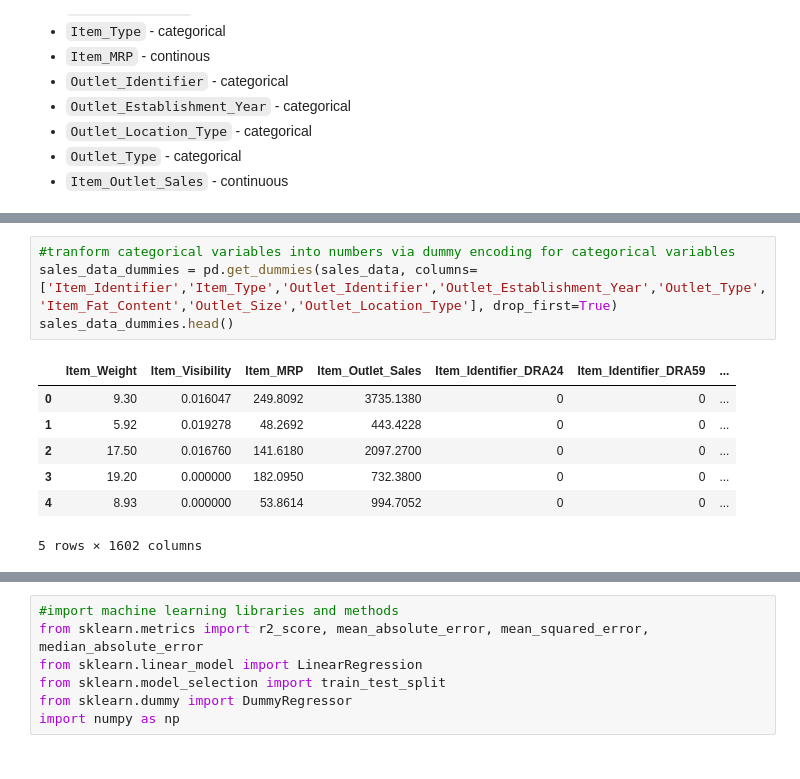
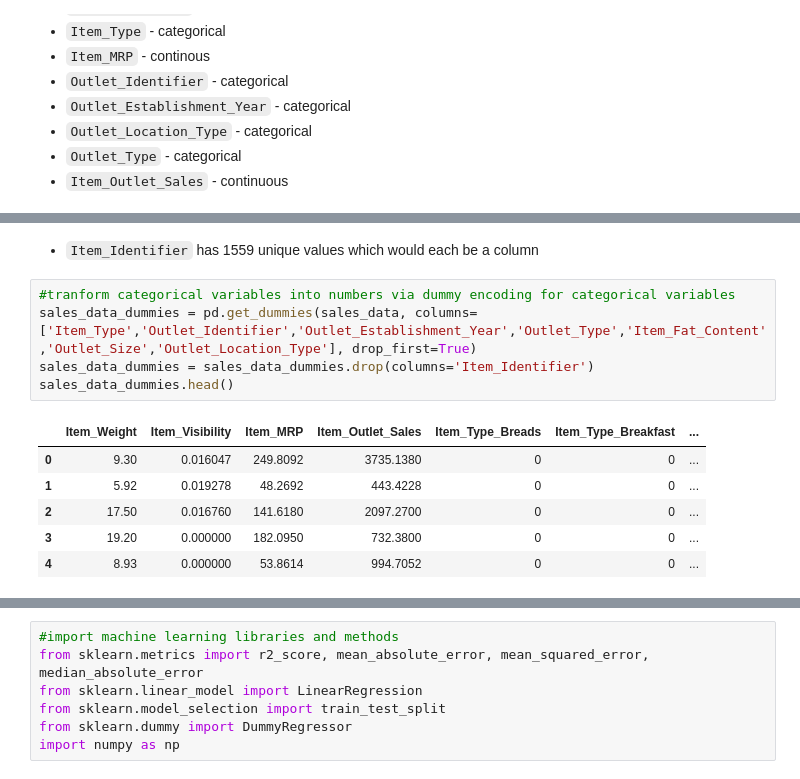
Before and after one commit to ELBrown11/CodingDojoPortfolioProjects, a Jupyter notebook: Project1.ipynb, the cells around one changed output, grey strips where cells are left out. Saved outputs shown, nothing was run; the diff lists cells and outputs as text.

```diff
--- a/Project1.ipynb
+++ b/Project1.ipynb
@@ -436,12 +451,14 @@ sales_data.head()
+# %% [markdown]
+- `Item_Identifier` has 1559 unique values which would each be a column
 # %%
 #tranform categorical variables into numbers via dummy encoding for categorical variables
-sales_data_dummies = pd.get_dummies(sales_data, columns=['Item_Identifier','Item_Type','Outlet_Identifier','Outlet_Establishment_Year','Outlet_Type','Item_Fat_Content','Outlet_Size','Outlet_Location_Type'], drop_first=True)
+sales_data_dummies = pd.get_dummies(sales_data, columns=['Item_Type','Outlet_Identifier','Outlet_Establishment_Year','Outlet_Type','Item_Fat_Content','Outlet_Size','Outlet_Location_Type'], drop_first=True)
+sales_data_dummies = sales_data_dummies.drop(columns='Item_Identifier')
 sales_data_dummies.head()
 # %% [output]
-|  | Item_Weight | Item_Visibility | Item_MRP | Item_Outlet_Sales | Item_Identifier_DRA24 | Item_Identifier_DRA59 | ... |
+|  | Item_Weight | Item_Visibility | Item_MRP | Item_Outlet_Sales | Item_Type_Breads | Item_Type_Breakfast | ... |
 | 0 | 9.30 | 0.016047 | 249.8092 | 3735.1380 | 0 | 0 | ... |
 | 1 | 5.92 | 0.019278 | 48.2692 | 443.4228 | 0 | 0 | ... |
 | 2 | 17.50 | 0.016760 | 141.6180 | 2097.2700 | 0 | 0 | ... |
 | 3 | 19.20 | 0.000000 | 182.0950 | 732.3800 | 0 | 0 | ... |
 | 4 | 8.93 | 0.000000 | 53.8614 | 994.7052 | 0 | 0 | ... |
-5 rows × 1602 columns
```
Also changed, not shown: parts of 10 cells of this notebook.
